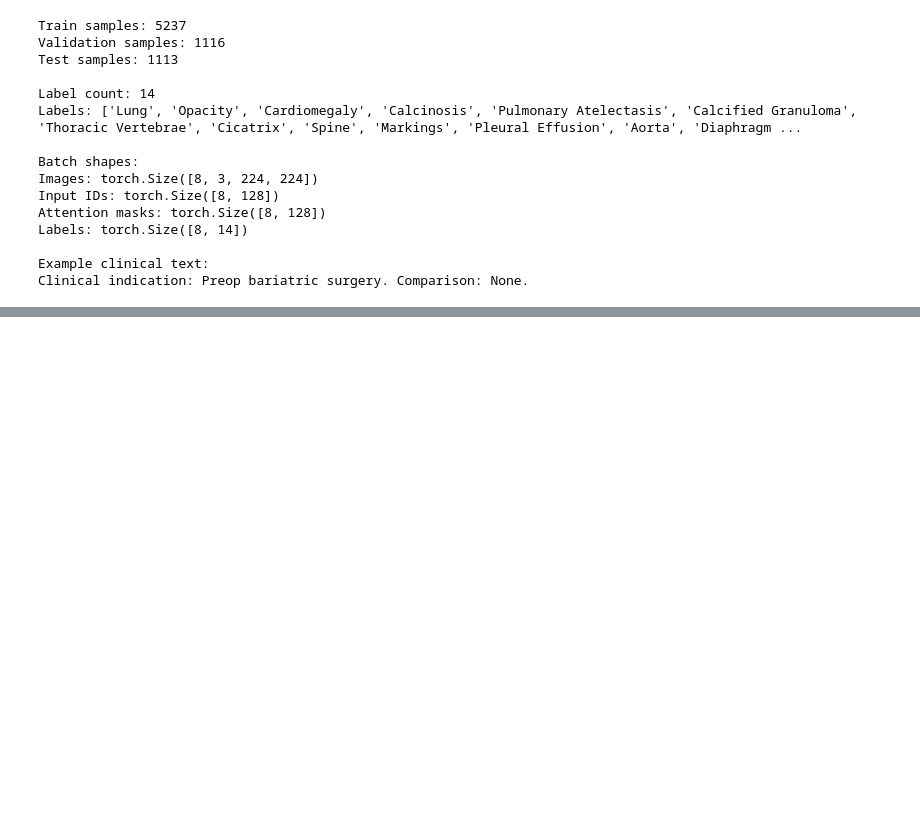
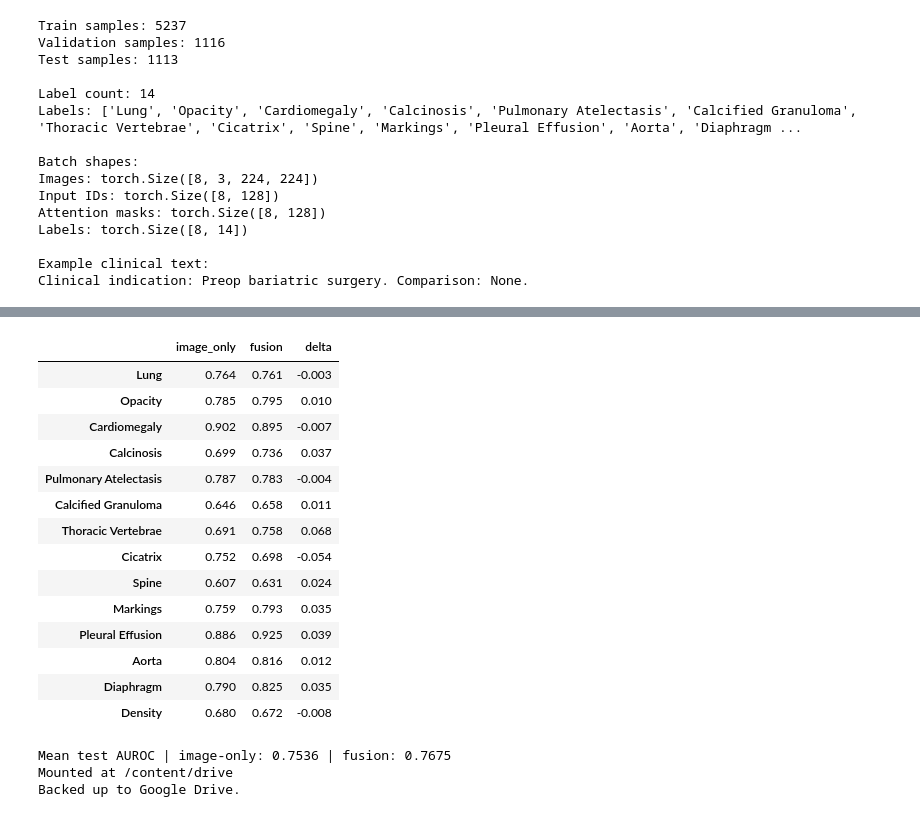
Before and after one commit to rishabh197198/MULTIMODEL-AI-BASED-CDSS, a Jupyter notebook: multimodal_cdss.ipynb, the cells around one changed output, grey strips where cells are left out. Cells and saved outputs as stored; diff of their text form; code cells hidden in the pictures; blank space fills up the shorter version.

```diff
--- a/multimodal_cdss.ipynb
+++ b/multimodal_cdss.ipynb
@@ -660,0 +818,16 @@ Clinical indication: Preop bariatric surgery. Comparison: None.
+# %%
+head_params = (list(fusion_model.fusion_head.parameters())
+               + list(fusion_model.img_norm.parameters())
+               + list(fusion_model.txt_norm.parameters()))
+
+param_groups = [
+    {'params': head_params, 'lr': 5e-4},                                   # new layers: learn fast
+    {'params': [p for p in fusion_model.image_encoder.parameters()
+                if p.requires_grad], 'lr': 2e-5},                          # already trained: nudge gently
+]
+text_trainable = [p for p in fusion_model.text_encoder.parameters() if p.requires_grad]
+if text_trainable:                                                         # only if BERT is unfrozen
+    param_groups.append({'params': text_trainable, 'lr': 2e-5})
+
+fusion_model = fit(fusion_model, param_groups, epochs=8,
+                   save_path='/content/best_fusion.pt', patience=3)
@@ -660,0 +843,41 @@ Clinical indication: Preop bariatric surgery. Comparison: None.
+# %%
+_, y_prob, y_true = predict(fusion_model, test_mm_loader)
+fusion_test_aucs = per_label_auc(y_true, y_prob)
+fusion_mean_auc = float(np.mean(list(fusion_test_aucs.values())))
+
+comparison = pd.DataFrame({
+    'image_only': pd.Series(baseline_test_aucs),
+    'fusion': pd.Series(fusion_test_aucs),
+})
+comparison['delta'] = comparison['fusion'] - comparison['image_only']
+display(comparison.round(3))
+print(f'Mean test AUROC | image-only: {baseline_mean_auc:.4f} | fusion: {fusion_mean_auc:.4f}')
+
+comparison.to_csv('/content/results_comparison.csv')
+
+# Back up checkpoints: /content is wiped if the Colab runtime resets
+import shutil
+from google.colab import drive
+drive.mount('/content/drive')
+for f in ['best_densenet.pt', 'best_fusion.pt', 'results_comparison.csv']:
+    shutil.copy(f'/content/{f}', f'/content/drive/MyDrive/{f}')
+print('Backed up to Google Drive.')
+# %% [output]
+|  | image_only | fusion | delta |
+| Lung | 0.764 | 0.761 | -0.003 |
+| Opacity | 0.785 | 0.795 | 0.010 |
+| Cardiomegaly | 0.902 | 0.895 | -0.007 |
+| Calcinosis | 0.699 | 0.736 | 0.037 |
+| Pulmonary Atelectasis | 0.787 | 0.783 | -0.004 |
+| Calcified Granuloma | 0.646 | 0.658 | 0.011 |
+| Thoracic Vertebrae | 0.691 | 0.758 | 0.068 |
+| Cicatrix | 0.752 | 0.698 | -0.054 |
+| Spine | 0.607 | 0.631 | 0.024 |
+| Markings | 0.759 | 0.793 | 0.035 |
+| Pleural Effusion | 0.886 | 0.925 | 0.039 |
+| Aorta | 0.804 | 0.816 | 0.012 |
+| Diaphragm | 0.790 | 0.825 | 0.035 |
+| Density | 0.680 | 0.672 | -0.008 |
+Mean test AUROC | image-only: 0.7536 | fusion: 0.7675
+Mounted at /content/drive
+Backed up to Google Drive.
```
Also changed, not shown: parts of 18 cells of this notebook.
